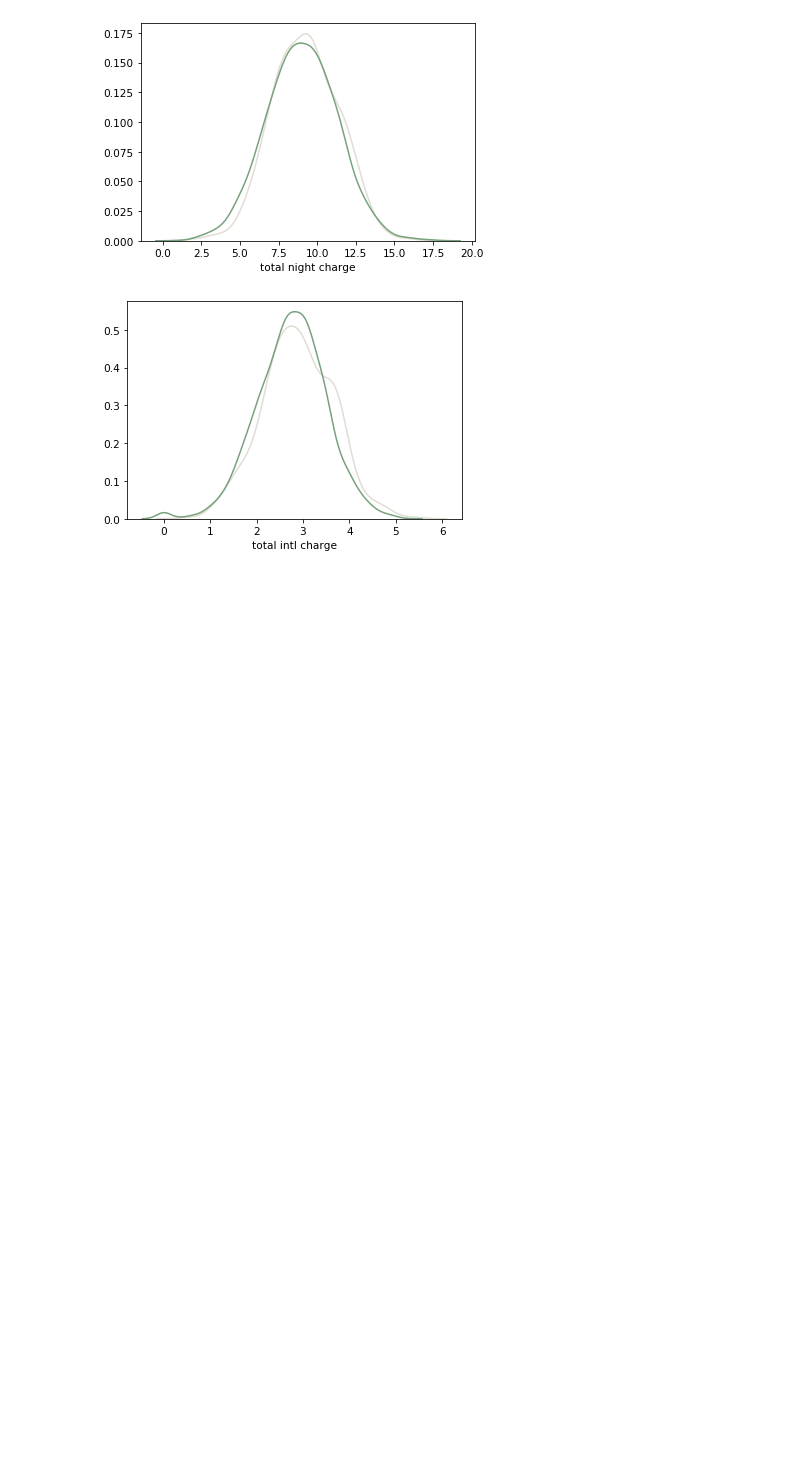
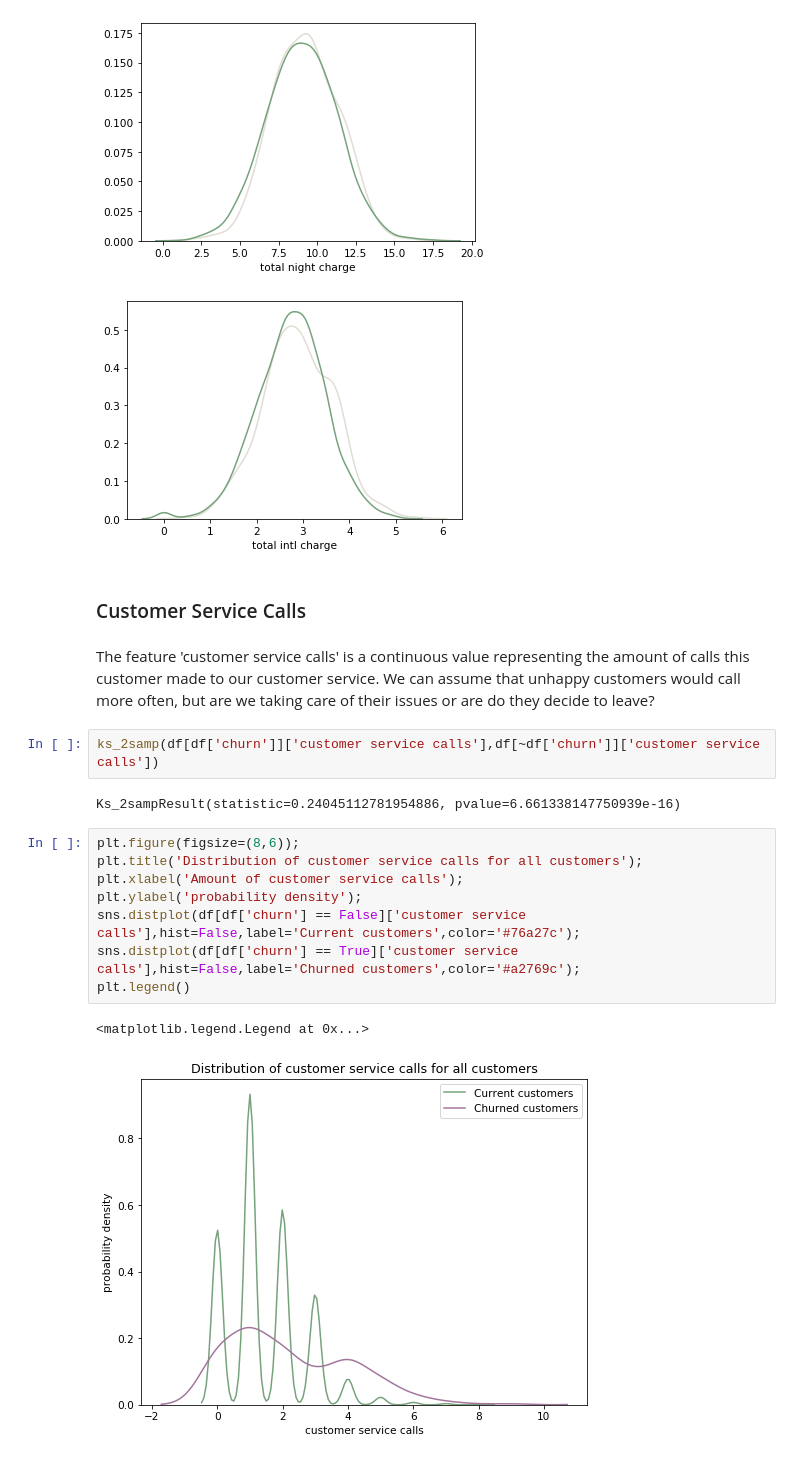
Before and after one commit to LeDorean/churn_analysis, a Jupyter notebook: notebooks/exploratory.ipynb, the cells around one changed output. Saved outputs shown, nothing was run; the diff lists cells and outputs as text; blank space fills up the shorter version.

```diff
--- a/notebooks/exploratory.ipynb
+++ b/notebooks/exploratory.ipynb
@@ -277,3 +277,23 @@ for charge in charge_types:
 [figure]
 [figure]
 [figure]
+# %% [markdown]
+### Customer Service Calls
+# %% [markdown]
+The feature 'customer service calls' is a continuous value representing the amount of calls this customer made to our customer service.
+We can assume that unhappy customers would call more often, but are we taking care of their issues or are do they decide to leave?
+# %%
+ks_2samp(df[df['churn']]['customer service calls'],df[~df['churn']]['customer service calls'])
+# %% [output]
+Ks_2sampResult(statistic=0.24045112781954886, pvalue=6.661338147750939e-16)
+# %%
+plt.figure(figsize=(8,6));
+plt.title('Distribution of customer service calls for all customers');
+plt.xlabel('Amount of customer service calls');
+plt.ylabel('probability density');
+sns.distplot(df[df['churn'] == False]['customer service calls'],hist=False,label='Current customers',color='#76a27c');
+sns.distplot(df[df['churn'] == True]['customer service calls'],hist=False,label='Churned customers',color='#a2769c');
+plt.legend()
+# %% [output]
+<matplotlib.legend.Legend at 0x...>
+[figure, added]
```
Also changed, not shown: parts of 2 cells of this notebook.
